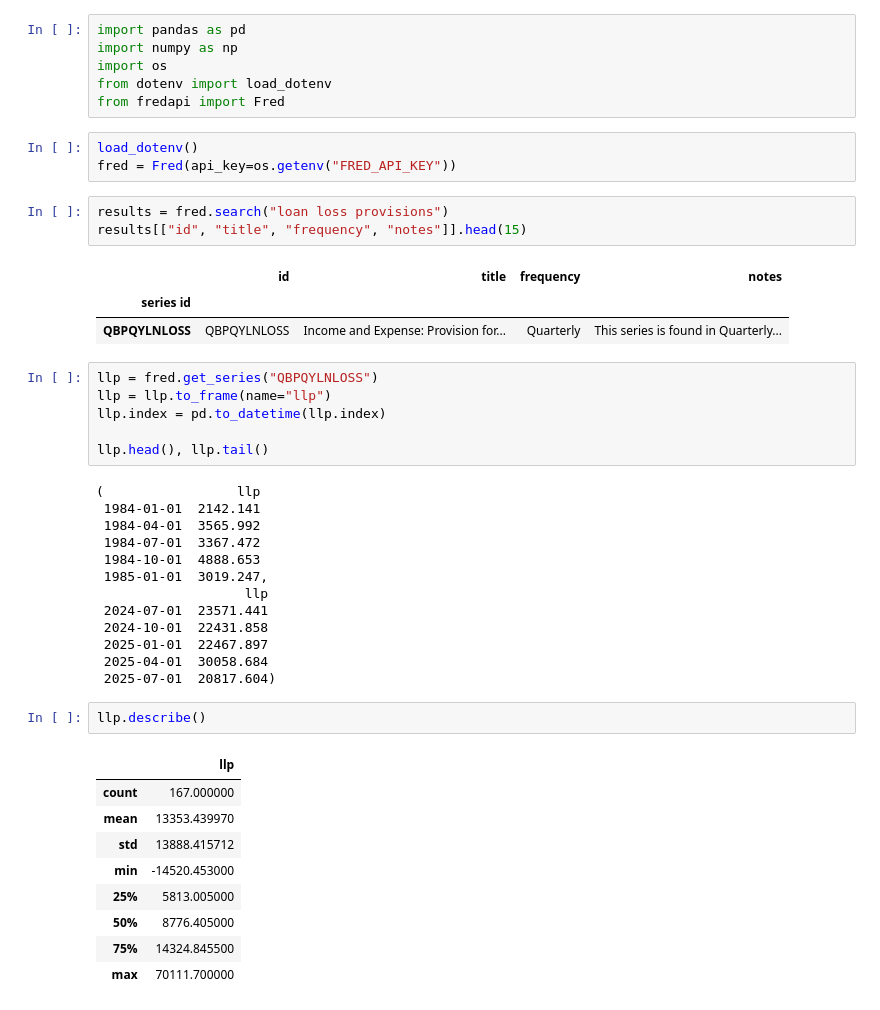
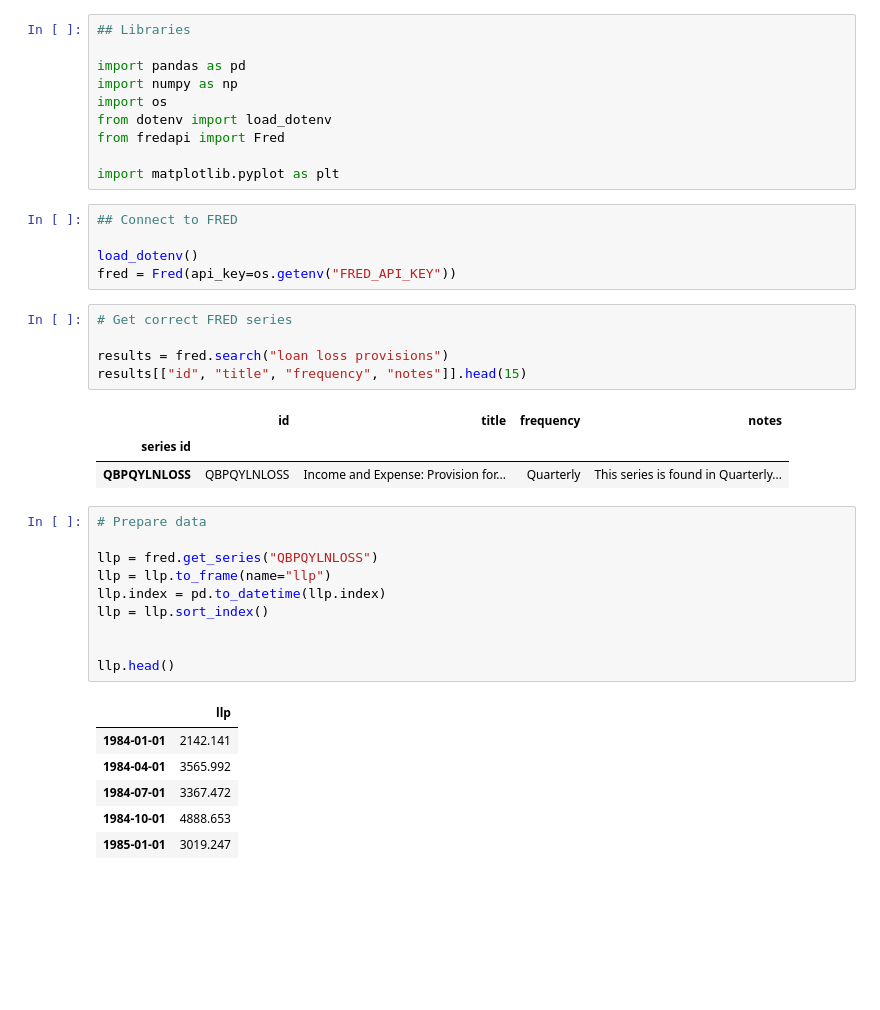
Before and after one commit to lukeroy007/4915_capstone, a Jupyter notebook: notebooks/01_data_collection.ipynb, the cells around one changed output. Drawn from its saved outputs; the diff is of its cells as text; blank space fills up the shorter version.

```diff
--- a/notebooks/01_data_collection.ipynb
+++ b/notebooks/01_data_collection.ipynb
@@ -1,13 +1,21 @@
 # %%
+## Libraries
+
 import pandas as pd
 import numpy as np
 import os
 from dotenv import load_dotenv
 from fredapi import Fred
+
+import matplotlib.pyplot as plt
 # %%
+## Connect to FRED
+
 load_dotenv()
 fred = Fred(api_key=os.getenv("FRED_API_KEY"))
 # %%
+# Get correct FRED series
+
 results = fred.search("loan loss provisions")
 results[["id", "title", "frequency", "notes"]].head(15)
 # %% [output]
@@ -15,33 +23,19 @@ results[["id", "title", "frequency", "notes"]].head(15)
 | series id |  |  |  |  |
 | QBPQYLNLOSS | QBPQYLNLOSS | Income and Expense: Provision for... | Quarterly | This series is found in Quarterly... |
 # %%
+# Prepare data
+
 llp = fred.get_series("QBPQYLNLOSS")
 llp = llp.to_frame(name="llp")
 llp.index = pd.to_datetime(llp.index)
+llp = llp.sort_index()
 
-llp.head(), llp.tail()
+
+llp.head()
 # %% [output]
-(                 llp
- 1984-01-01  2142.141
- 1984-04-01  3565.992
- 1984-07-01  3367.472
- 1984-10-01  4888.653
- 1985-01-01  3019.247,
-                   llp
- 2024-07-01  23571.441
- 2024-10-01  22431.858
- 2025-01-01  22467.897
- 2025-04-01  30058.684
- 2025-07-01  20817.604)
+|  | llp |
+| 1984-01-01 | 2142.141 |
+| 1984-04-01 | 3565.992 |
+| 1984-07-01 | 3367.472 |
+| 1984-10-01 | 4888.653 |
+| 1985-01-01 | 3019.247 |
-# %%
-llp.describe()
-# %% [output]
-|  | llp |
-| count | 167.000000 |
-| mean | 13353.439970 |
-| std | 13888.415712 |
-| min | -14520.453000 |
-| 25% | 5813.005000 |
-| 50% | 8776.405000 |
-| 75% | 14324.845500 |
-| max | 70111.700000 |
```
Also changed, not shown: parts of 18 cells of this notebook, 3 other files.
